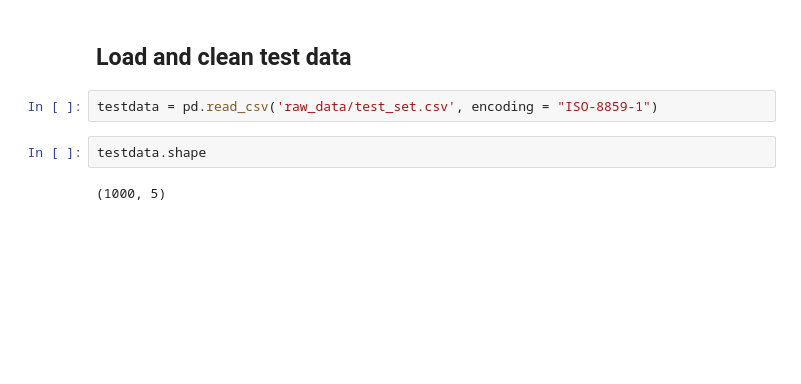
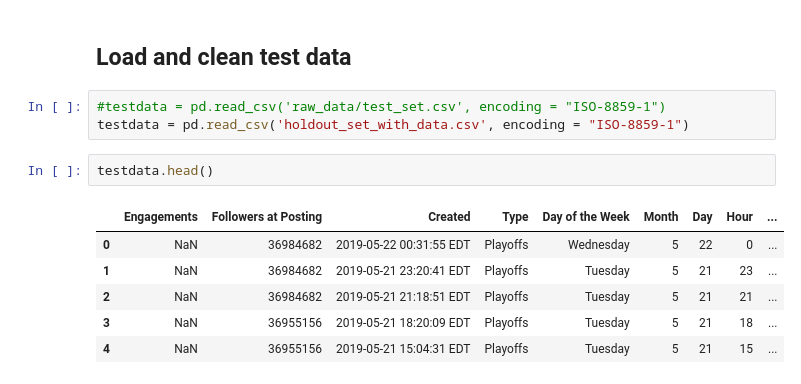
Before and after one commit to dydx314/nba-hackathon-2019, a Jupyter notebook: nba-analysis.ipynb, the cells around one changed output. Cells and saved outputs as stored; diff of their text form; blank space fills up the shorter version.

```diff
--- a/nba-analysis.ipynb
+++ b/nba-analysis.ipynb
@@ -459,8 +344,14 @@ rawdata.head()
 # %% [markdown]
 ## Load and clean test data
 # %%
-testdata = pd.read_csv('raw_data/test_set.csv', encoding = "ISO-8859-1")
+#testdata = pd.read_csv('raw_data/test_set.csv', encoding = "ISO-8859-1")
+testdata = pd.read_csv('holdout_set_with_data.csv', encoding = "ISO-8859-1")
 # %%
-testdata.shape
+testdata.head()
 # %% [output]
-(1000, 5)
+|  | Engagements | Followers at Posting | Created | Type | Day of the Week | Month | Day | Hour | ... |
+| 0 | NaN | 36984682 | 2019-05-22 00:31:55 EDT | Playoffs | Wednesday | 5 | 22 | 0 | ... |
+| 1 | NaN | 36984682 | 2019-05-21 23:20:41 EDT | Playoffs | Tuesday | 5 | 21 | 23 | ... |
+| 2 | NaN | 36984682 | 2019-05-21 21:18:51 EDT | Playoffs | Tuesday | 5 | 21 | 21 | ... |
+| 3 | NaN | 36955156 | 2019-05-21 18:20:09 EDT | Playoffs | Tuesday | 5 | 21 | 18 | ... |
+| 4 | NaN | 36955156 | 2019-05-21 15:04:31 EDT | Playoffs | Tuesday | 5 | 21 | 15 | ... |
```
Also changed, not shown: parts of 24 cells of this notebook, 2 other files.
